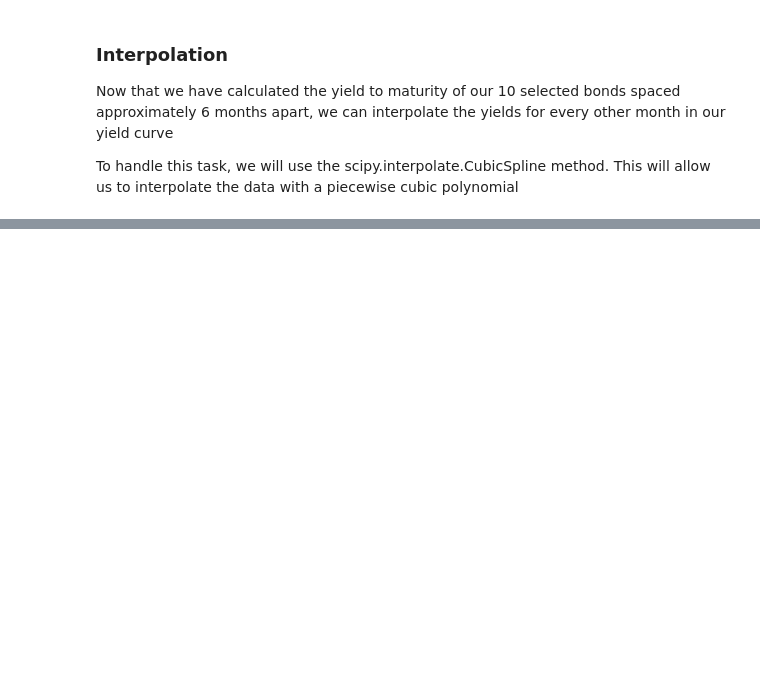
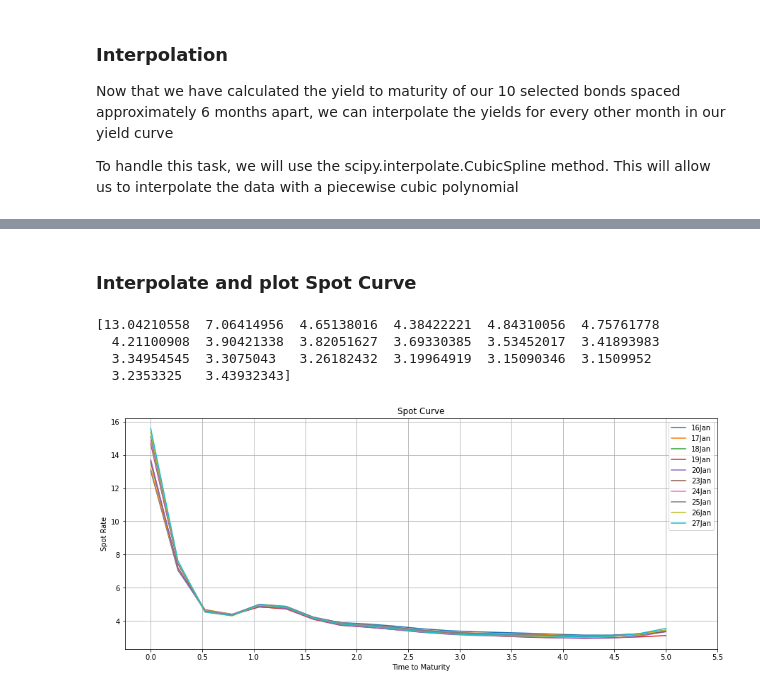
Before and after one commit to Sampie314/yieldcurve-apm466a1-repo, a Jupyter notebook: main.ipynb, the cells around one changed output, grey strips where cells are left out. Drawn from its saved outputs; the diff is of its cells as text; code cells hidden in the pictures; blank space fills up the shorter version.

```diff
--- a/main.ipynb
+++ b/main.ipynb
@@ -194,0 +258,9 @@ plt.show()
+# %%
+# calculate spot rates of all 0 coupon bonds (ttm < 0.5) located in first row of each df in dfs
+# spot rate for 0 coupon bonds = ytm
+for df in dfs:
+    df.insert(len(df.columns), "spot", " ")
+    coupon = float(df.iloc[0]['coupon'][:-2])/2
+    # print(coupon)
+    df.at[0, 'spot'] = -(np.log(df.iloc[0]['close']/(100+coupon))/df.iloc[0]['ttm'])
+dfs[4]
@@ -194,0 +313,37 @@ plt.show()
+# %% [markdown]
+### Interpolate and plot Spot Curve
+# %%
+spots = []
+ttms = []
+
+for df in dfs:
+    spots.append(df['spot'])
+    ttms.append(df['ttm'])
+
+X = np.linspace(0,5,20)
+interpolated_spots = []
+for spot,ttm in zip(spots,ttms):
+    cs = scipy.interpolate.CubicSpline(x = ttm, y = spot, bc_type = 'not-a-knot')
+    output_data = cs(X)
+    interpolated_spots.append(output_data)
+print(interpolated_spots[0])
+
+dates = ["16Jan", "17Jan", "18Jan", "19Jan", "20Jan", "23Jan", "24Jan", "25Jan", "26Jan", "27Jan"]
+plt.figure(figsize=(15,6))
+
+for spot,date in zip(interpolated_spots, dates):
+    plt.plot(X, spot, label = date)
+
+plt.xlabel('Time to Maturity')
+plt.ylabel('Spot Rate')
+plt.title('Spot Curve')
+plt.grid(True)
+plt.xticks(np.arange(min(x), max(x)+1, 0.5))
+plt.legend()
+plt.show()
+# %% [output]
+[13.04210558  7.06414956  4.65138016  4.38422221  4.84310056  4.75761778
+  4.21100908  3.90421338  3.82051627  3.69330385  3.53452017  3.41893983
+  3.34954545  3.3075043   3.26182432  3.19964919  3.15090346  3.1509952
+  3.2353325   3.43932343]
+[figure, added]
```
Also changed, not shown: parts of 17 cells of this notebook.
